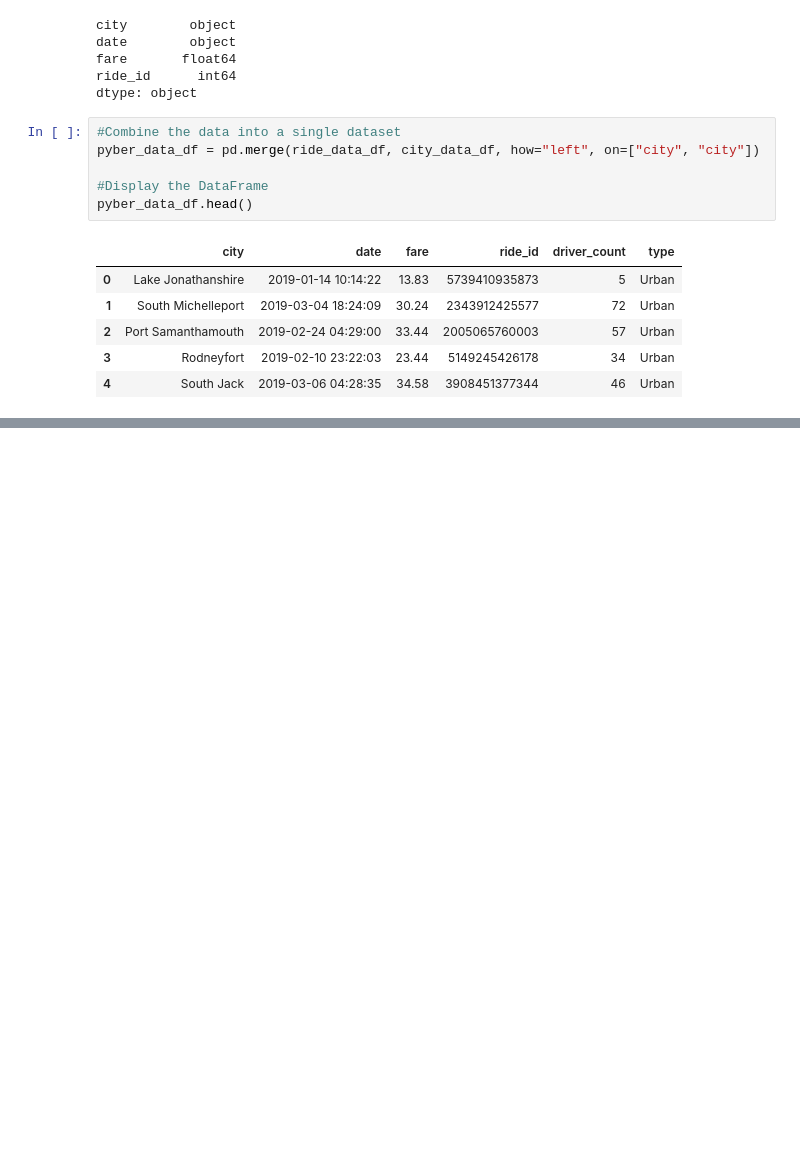
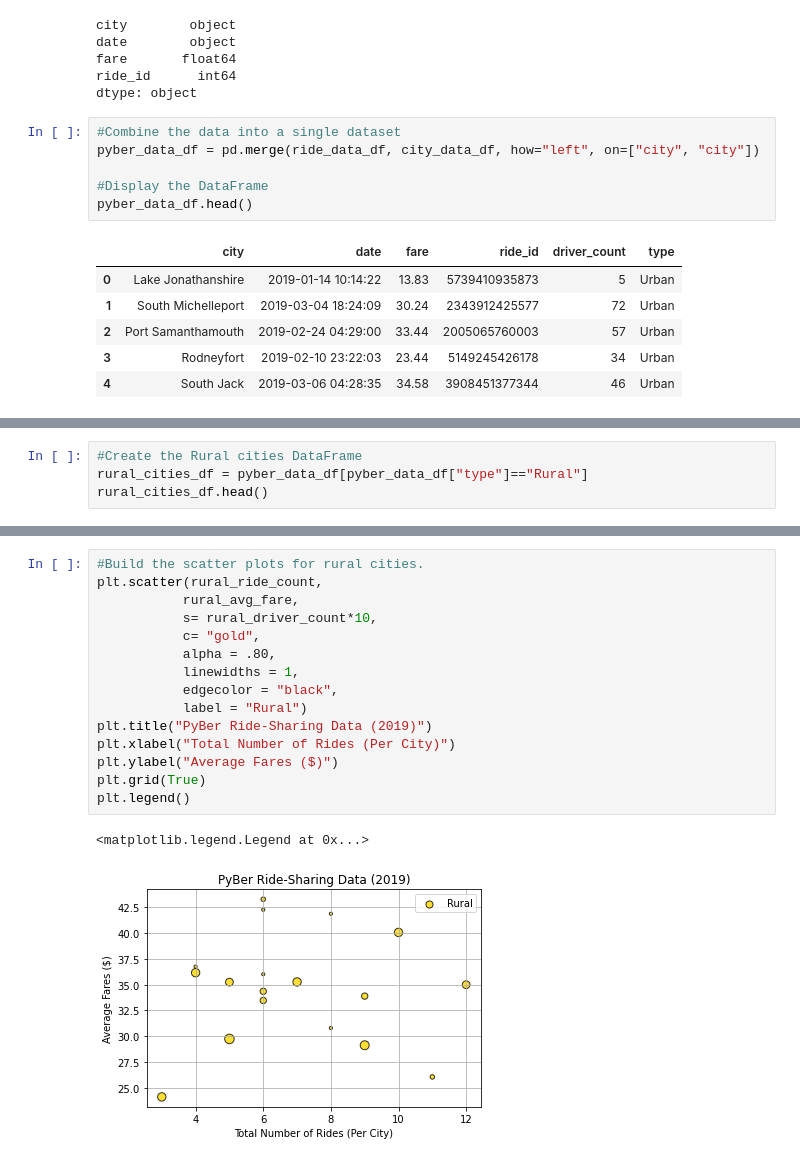
Before and after one commit to EmilyManchego-Stillwell/PyBer_Analysis, a Jupyter notebook: PyBer.ipynb, the cells around one changed output, grey strips where cells are left out. Cells and saved outputs as stored; diff of their text form; blank space fills up the shorter version.

```diff
--- a/PyBer.ipynb
+++ b/PyBer.ipynb
@@ -128,0 +151,4 @@ pyber_data_df.head()
+# %%
+#Create the Rural cities DataFrame
+rural_cities_df = pyber_data_df[pyber_data_df["type"]=="Rural"]
+rural_cities_df.head()
@@ -128,0 +251,18 @@ pyber_data_df.head()
+# %%
+#Build the scatter plots for rural cities.
+plt.scatter(rural_ride_count,
+           rural_avg_fare,
+           s= rural_driver_count*10,
+           c= "gold",
+           alpha = .80,
+           linewidths = 1,
+           edgecolor = "black",
+           label = "Rural")
+plt.title("PyBer Ride-Sharing Data (2019)")
+plt.xlabel("Total Number of Rides (Per City)")
+plt.ylabel("Average Fares ($)")
+plt.grid(True)
+plt.legend()
+# %% [output]
+<matplotlib.legend.Legend at 0x...>
+[figure, added]
```
Also changed, not shown: parts of 12 cells of this notebook, 1 other file.
